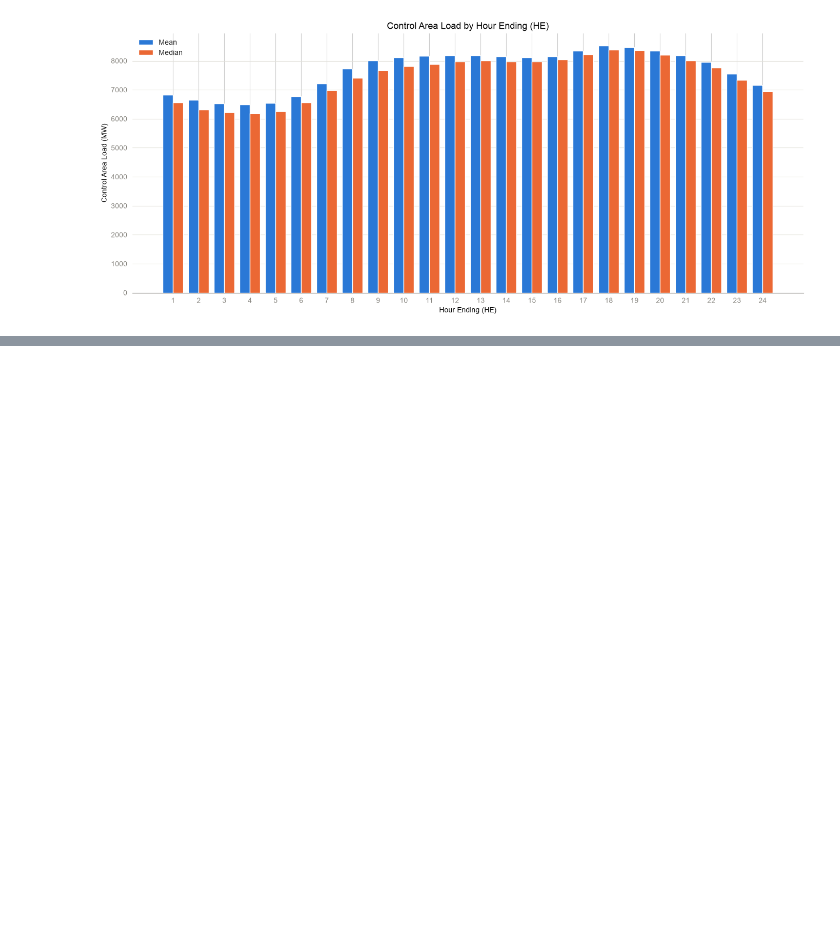
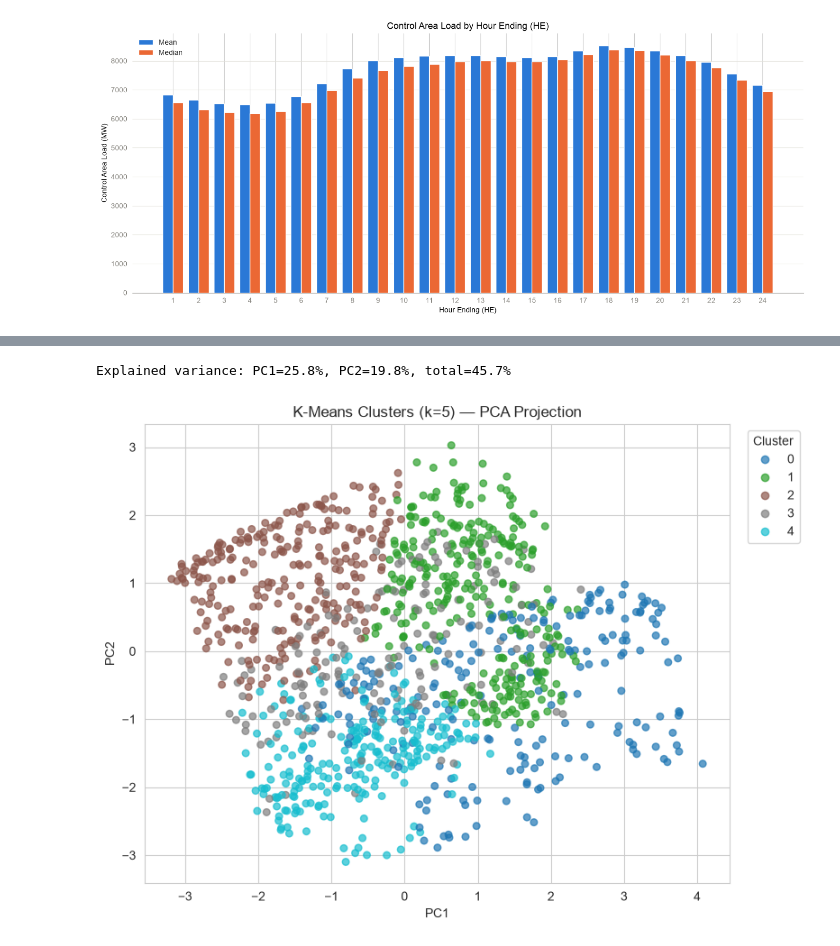
Before and after one commit to timothytzkung/Kung_Tim_Lab_Task, a Jupyter notebook: FinalAssignment/notebook.ipynb, the cells around one changed output, grey strips where cells are left out. Saved outputs shown, nothing was run; the diff lists cells and outputs as text; code cells hidden in the pictures; blank space fills up the shorter version.

```diff
--- a/FinalAssignment/notebook.ipynb
+++ b/FinalAssignment/notebook.ipynb
@@ -403,0 +558,6 @@ plt.show()
+# %%
+kmeans_final = KMeans(n_clusters=5, random_state=RANDOM_STATE, n_init=10)
+df_sessions["KMeans_Cluster"] = kmeans_final.fit_predict(X)
+df_features["KMeans_Cluster"] = df_sessions["KMeans_Cluster"]
+
+df_sessions["KMeans_Cluster"].value_counts().sort_index()
@@ -403,0 +623,18 @@ plt.show()
+# %%
+pca = PCA(n_components=2, random_state=RANDOM_STATE)
+X_pca = pca.fit_transform(X)
+
+print(f"Explained variance: PC1={pca.explained_variance_ratio_[0]:.1%}, "
+      f"PC2={pca.explained_variance_ratio_[1]:.1%}, total={pca.explained_variance_ratio_.sum():.1%}")
+
+plt.figure(figsize=(8, 6))
+scatter = plt.scatter(X_pca[:, 0], X_pca[:, 1], c=df_sessions["KMeans_Cluster"], cmap="tab10", alpha=0.7, s=30)
+plt.xlabel("PC1")
+plt.ylabel("PC2")
+plt.title("K-Means Clusters (k=5) — PCA Projection")
+plt.legend(*scatter.legend_elements(), title="Cluster", bbox_to_anchor=(1.02, 1), loc="upper left")
+plt.tight_layout()
+plt.show()
+# %% [output]
+Explained variance: PC1=25.8%, PC2=19.8%, total=45.7%
+[figure, added]
```
Also changed, not shown: parts of 24 cells of this notebook, 1 other file.
